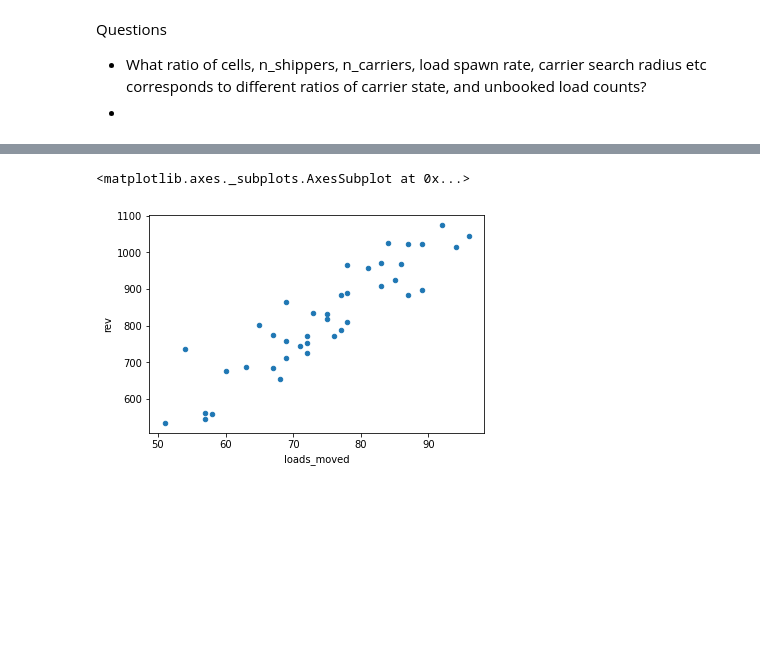
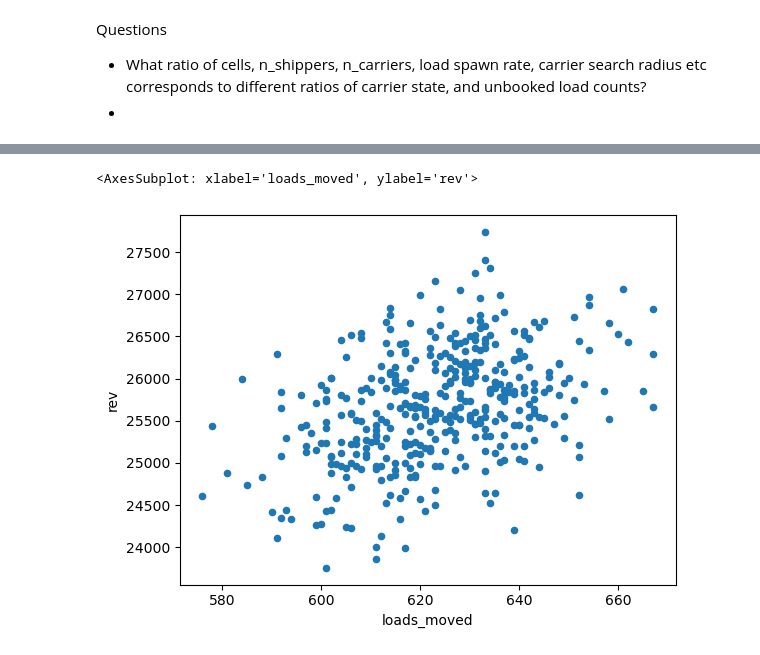
Before and after one commit to BStai/abm, a Jupyter notebook: notebooks/abm_poc.ipynb, the cells around one changed output, grey strips where cells are left out. Saved outputs shown, nothing was run; the diff lists cells and outputs as text; code cells hidden in the pictures; blank space fills up the shorter version.

```diff
--- a/notebooks/abm_poc.ipynb
+++ b/notebooks/abm_poc.ipynb
@@ -344,6 +356,6 @@ class ShipperAgent(mesa.Agent):
 # %%
-model = FreightMarketModel(n_shippers=50,n_carriers=400, width=40, height=10)
-for i in trange(500):
+model = FreightMarketModel(n_shippers=50, n_carriers=400, width=40, height=10)
+for i in trange(5000):
     model.step()
 # %%
 tmp = model.datacollector.get_model_vars_dataframe()
@@ -375,10 +391,15 @@ tmp['N_Loads'].plot.hist()
 # %%
-gdf = pd.DataFrame([(c.loads_moved, c.money) for c in model.schedule.agents_by_type[CarrierAgent].values()],
-                   columns=['loads_moved','rev'])
-df.plot.scatter(x="loads_moved",y="rev")
+df = pd.DataFrame(
+    [
+        (c.loads_moved, c.money)
+        for c in model.schedule.agents_by_type[CarrierAgent].values()
+    ],
+    columns=["loads_moved", "rev"],
+)
+df.plot.scatter(x="loads_moved", y="rev")
 # %% [output]
-<matplotlib.axes._subplots.AxesSubplot at 0x...>
+<AxesSubplot: xlabel='loads_moved', ylabel='rev'>
-[figure, old version]
+[figure, new version]
 # %%
 df.loads_moved.plot.hist()
 # ok so the loads moved looks pretty normally distributed
```
Also changed, not shown: parts of 10 cells of this notebook, 14 other files.
